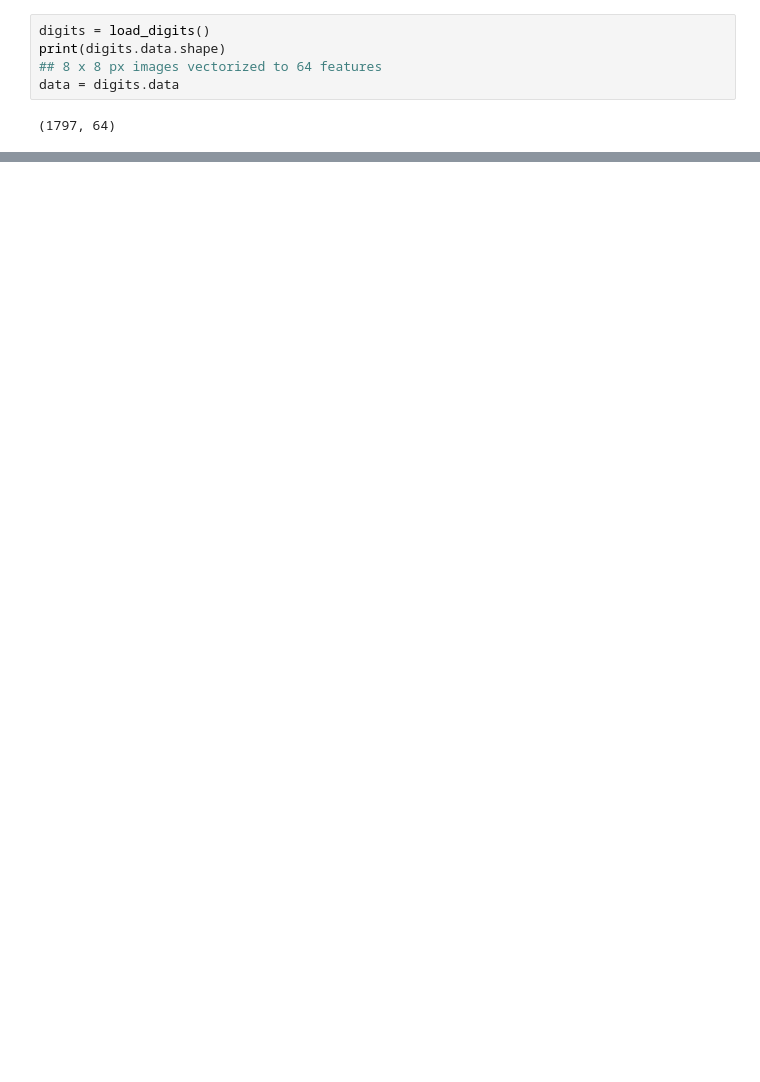
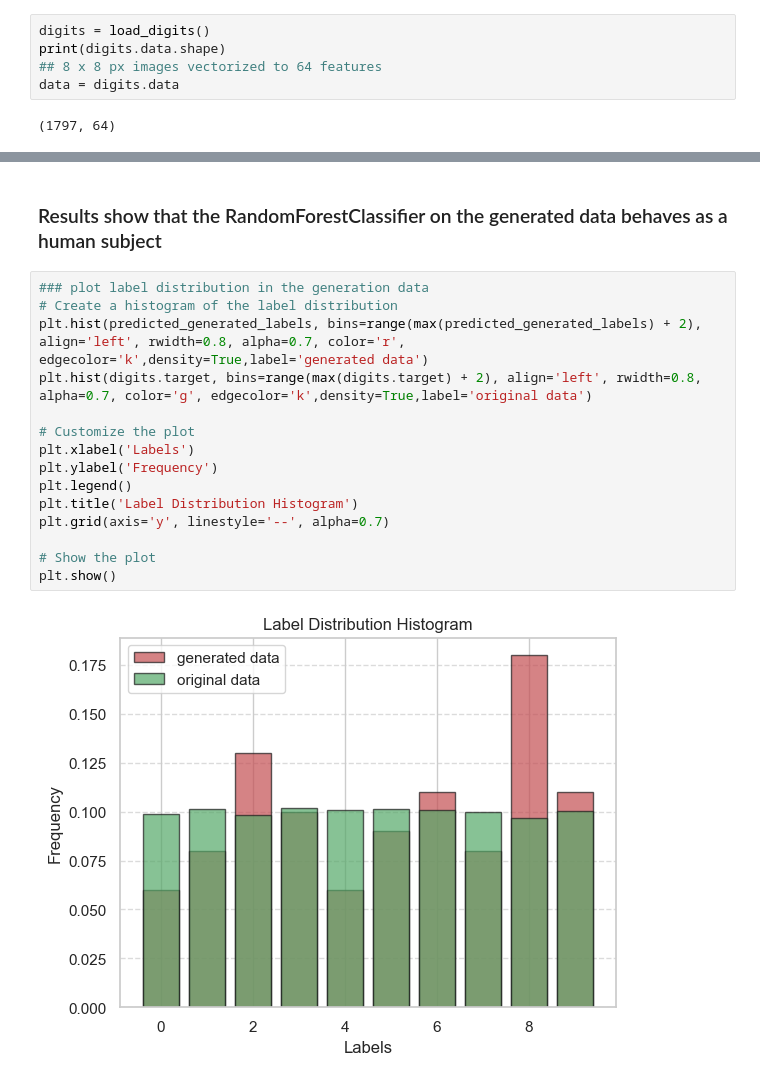
Before and after one commit to PrioteasaAndrei/GAN-Assigment-1, a Jupyter notebook: src/part2/main.ipynb, the cells around one changed output, grey strips where cells are left out. Drawn from its saved outputs; the diff is of its cells as text; blank space fills up the shorter version.

```diff
--- a/src/part2/main.ipynb
+++ b/src/part2/main.ipynb
@@ -69,0 +91,19 @@ plt.show()
+# %% [markdown]
+### Results show that the RandomForestClassifier on the generated data behaves as a human subject
+# %%
+### plot label distribution in the generation data
+# Create a histogram of the label distribution
+plt.hist(predicted_generated_labels, bins=range(max(predicted_generated_labels) + 2), align='left', rwidth=0.8, alpha=0.7, color='r', edgecolor='k',density=True,label='generated data')
+plt.hist(digits.target, bins=range(max(digits.target) + 2), align='left', rwidth=0.8, alpha=0.7, color='g', edgecolor='k',density=True,label='original data')
+
+# Customize the plot
+plt.xlabel('Labels')
+plt.ylabel('Frequency')
+plt.legend()
+plt.title('Label Distribution Histogram')
+plt.grid(axis='y', linestyle='--', alpha=0.7)
+
+# Show the plot
+plt.show()
+# %% [output]
+[figure, added]
```
Also changed, not shown: parts of 7 cells of this notebook, 1 other file.
